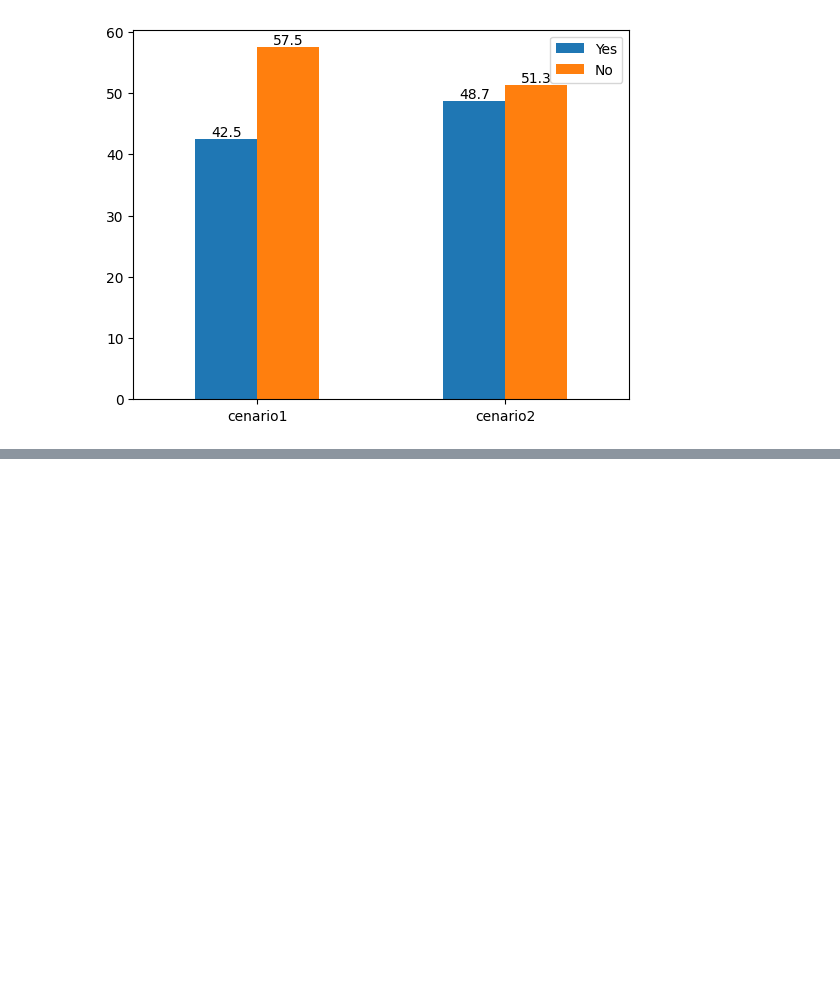
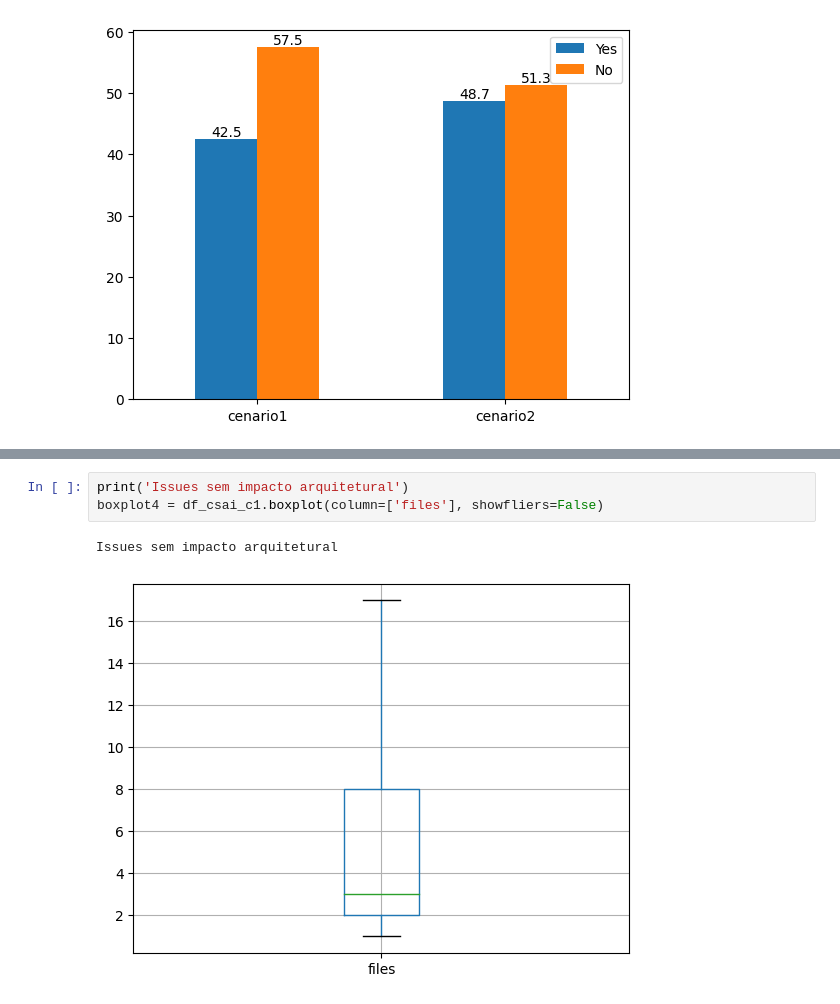
Before and after one commit to armandossrecife/my_validation2, a Jupyter notebook: analise_commits_issues_cassandra_c1_c2.ipynb, the cells around one changed output, grey strips where cells are left out. Drawn from its saved outputs; the diff is of its cells as text; blank space fills up the shorter version.

```diff
--- a/analise_commits_issues_cassandra_c1_c2.ipynb
+++ b/analise_commits_issues_cassandra_c1_c2.ipynb
@@ -316,0 +344,6 @@ for container in ax.containers:
+# %%
+print('Issues sem impacto arquitetural')
+boxplot4 = df_csai_c1.boxplot(column=['files'], showfliers=False)
+# %% [output]
+Issues sem impacto arquitetural
+[figure, added]
```
Also changed, not shown: parts of 9 cells of this notebook.
